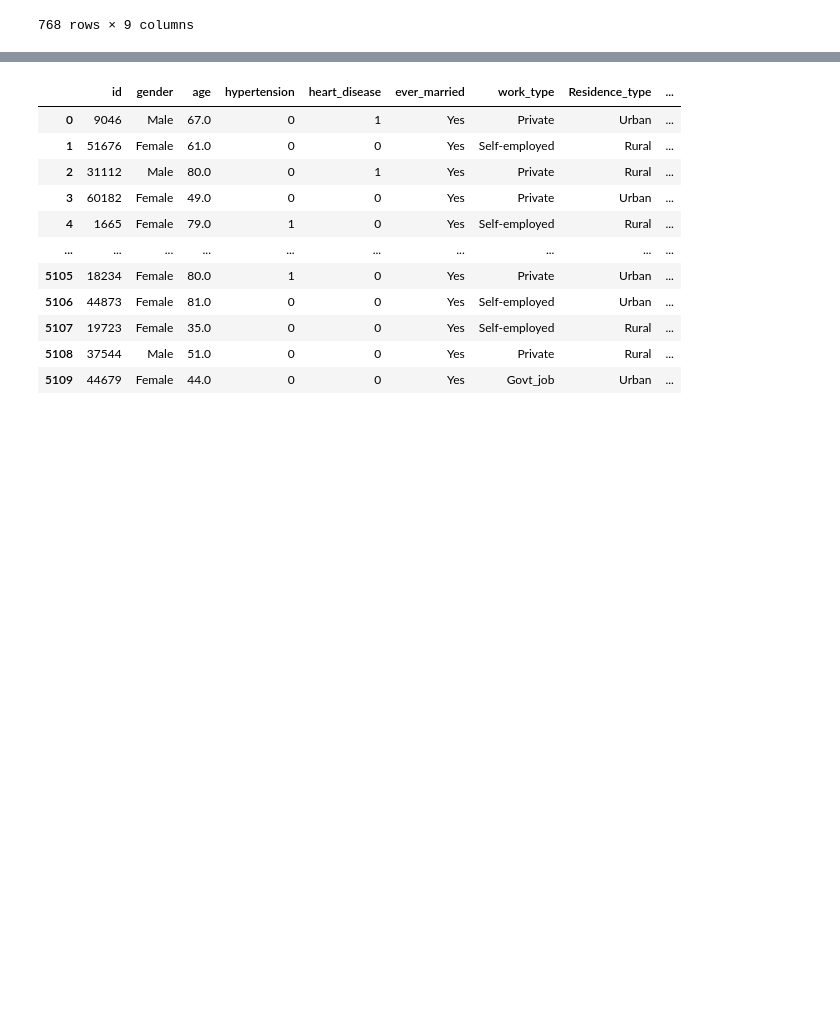
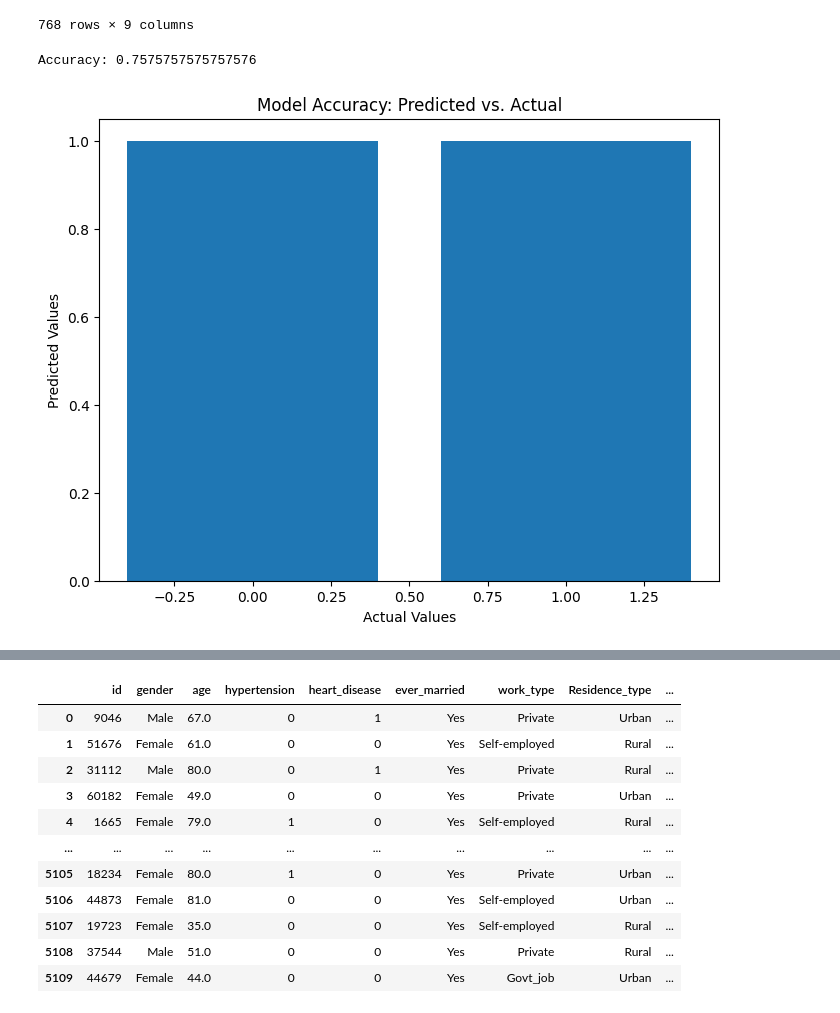
Before and after one commit to shankar1R/research, a Jupyter notebook: Healthcare.ipynb, the cells around one changed output, grey strips where cells are left out. Drawn from its saved outputs; the diff is of its cells as text; code cells hidden in the pictures; blank space fills up the shorter version.

Commit message:
healthcare

```diff
--- a/Healthcare.ipynb
+++ b/Healthcare.ipynb
@@ -18,3 +16,50 @@ Data
 | 766 | 1 | 126 | 60 | 0 | 0 | 30.1 | 0.349 | 47 | ... |
 | 767 | 1 | 93 | 70 | 31 | 0 | 30.4 | 0.315 | 23 | ... |
 768 rows × 9 columns
+# %%
+import pandas as pd
+from sklearn.model_selection import train_test_split
+from sklearn.preprocessing import StandardScaler
+from sklearn.ensemble import RandomForestClassifier
+from sklearn.metrics import accuracy_score
+import matplotlib.pyplot as plt
+
+# Load the data
+data = pd.read_csv(r"E:\research\Helth Care Dataset\archive (8)\health care diabetes.csv")
+
+# Split the data into features (X) and target (y)
+X = data.drop("Outcome", axis=1)  # Replace 'target_column_name' with your target column name
+y = data["Outcome"]
+
+# print(X,y)
+
+# Split the data into training and testing sets (e.g., 80% train, 20% test)
+X_train, X_test, y_train, y_test = train_test_split(X, y, test_size=0.3, random_state=42)
+
+# Data preprocessing (e.g., feature scaling if necessary)
+scaler = StandardScaler()
+X_train = scaler.fit_transform(X_train)
+X_test = scaler.transform(X_test)
+# print("X_train ",X_train)
+# print(" x_test",X_train)
+
+# Choose and train a machine learning model (e.g., Random Forest)
+model = RandomForestClassifier(random_state=42)
+model.fit(X_train, y_train)
+
+# Make predictions on the test data
+y_pred = model.predict(X_test)
+
+# Evaluate the model's performance
+accuracy = accuracy_score(y_test, y_pred)
+print("Accuracy:", accuracy)
+# Plot accuracy
+plt.figure(figsize=(8, 6))
+plt.bar(y_test, y_pred)
+plt.title('Model Accuracy: Predicted vs. Actual')
+plt.xlabel('Actual Values')
+plt.ylabel('Predicted Values')
+plt.show()
+# %% [output]
+Accuracy: 0.7575757575757576
+[figure, added]
```
Also changed, not shown: parts of 5 cells of this notebook, 1 other file.
